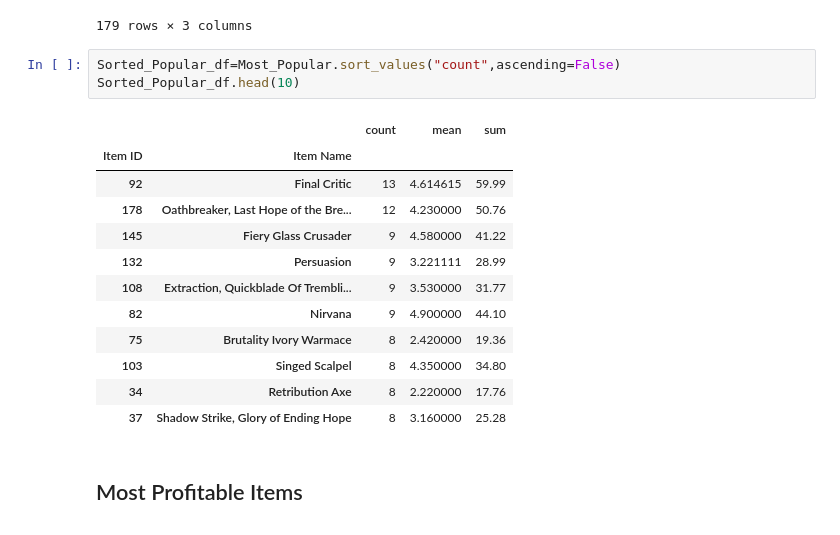
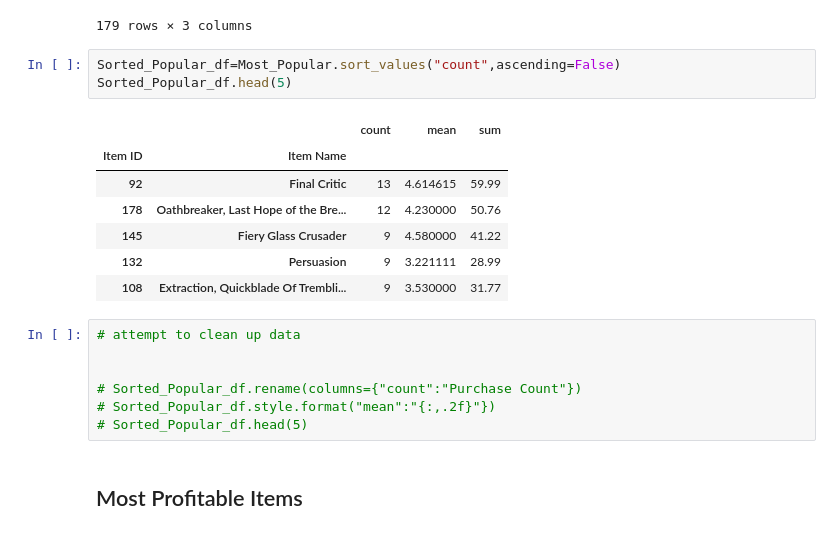
Before and after one commit to SBoyce02/pandas_challenge2, a Jupyter notebook: HeroesOfPymoli/HeroesOfPymoli_SB.ipynb, the cells around one changed output. Saved outputs shown, nothing was run; the diff lists cells and outputs as text.

```diff
--- a/HeroesOfPymoli/HeroesOfPymoli_SB.ipynb
+++ b/HeroesOfPymoli/HeroesOfPymoli_SB.ipynb
@@ -423,20 +431,22 @@ Most_Popular
 179 rows × 3 columns
 # %%
 Sorted_Popular_df=Most_Popular.sort_values("count",ascending=False)
-Sorted_Popular_df.head(10)
+Sorted_Popular_df.head(5)
 # %% [output]
 |  |  | count | mean | sum |
 | Item ID | Item Name |  |  |  |
 | 92 | Final Critic | 13 | 4.614615 | 59.99 |
 | 178 | Oathbreaker, Last Hope of the Bre... | 12 | 4.230000 | 50.76 |
 | 145 | Fiery Glass Crusader | 9 | 4.580000 | 41.22 |
 | 132 | Persuasion | 9 | 3.221111 | 28.99 |
 | 108 | Extraction, Quickblade Of Trembli... | 9 | 3.530000 | 31.77 |
-| 82 | Nirvana | 9 | 4.900000 | 44.10 |
-| 75 | Brutality Ivory Warmace | 8 | 2.420000 | 19.36 |
-| 103 | Singed Scalpel | 8 | 4.350000 | 34.80 |
-| 34 | Retribution Axe | 8 | 2.220000 | 17.76 |
-| 37 | Shadow Strike, Glory of Ending Hope | 8 | 3.160000 | 25.28 |
+# %%
+# attempt to clean up data
+
+
+# Sorted_Popular_df.rename(columns={"count":"Purchase Count"})
+# Sorted_Popular_df.style.format("mean":"{:,.2f}"})
+# Sorted_Popular_df.head(5)
 # %% [markdown]
 ## Most Profitable Items
 # %% [markdown]
```
Also changed, not shown: parts of 9 cells of this notebook.
